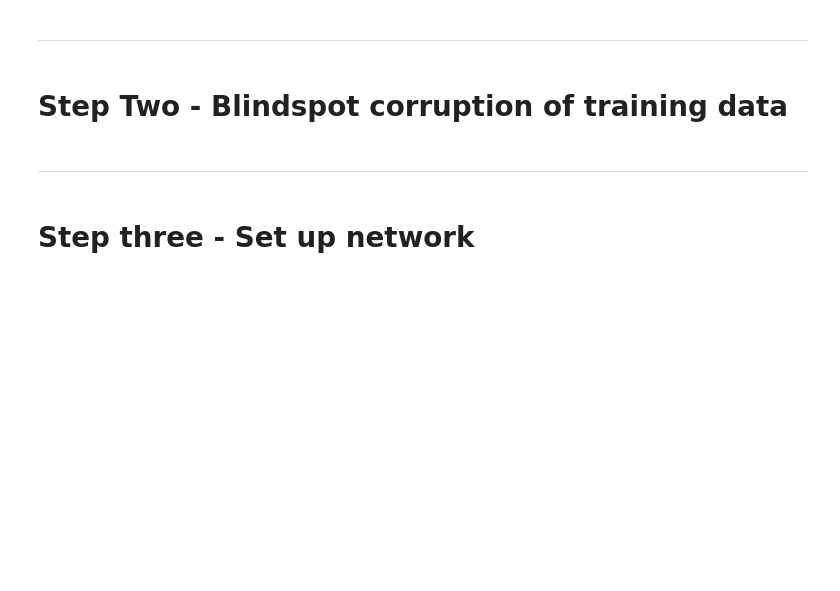
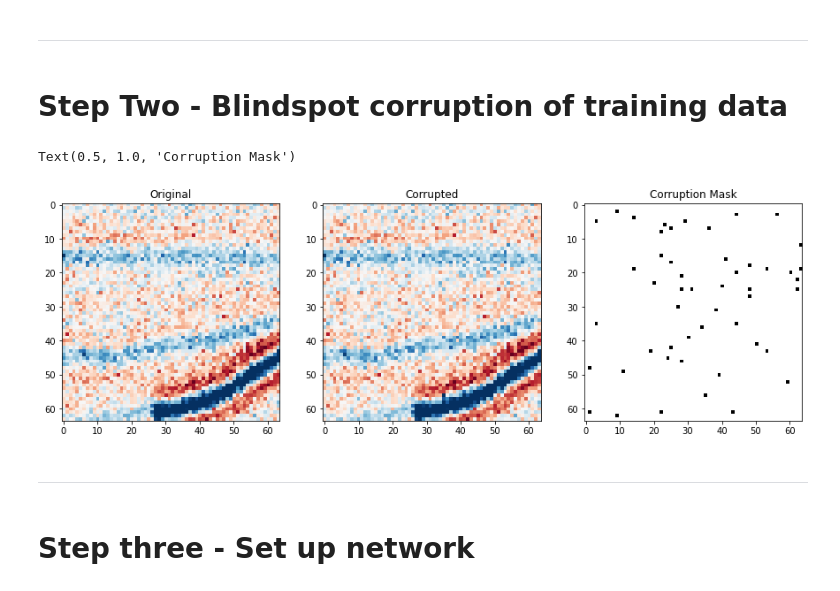
Before and after one commit to swag-kaust/Transform2022_SelfSupervisedDenoising, a Jupyter notebook: Tutorial One - Random Noise Suppression.ipynb, the cells around one changed output. Drawn from its saved outputs; the diff is of its cells as text; code cells hidden in the pictures; blank space fills up the shorter version.

```diff
--- a/Tutorial One - Random Noise Suppression.ipynb
+++ b/Tutorial One - Random Noise Suppression.ipynb
@@ -82,6 +127,22 @@ def multi_active_pixels(patch,
     return cp_ptch, mask
 # %%
 # Check the corruption function works
+crpt_patch, mask = multi_active_pixels(noisy_patches[0],
+                                  num_activepixels=50,
+                                  neighbourhood_radius=5,
+                                  swap=True)
+# %%
+fig,axs = plt.subplots(1,3,figsize=[15,5])
+axs[0].imshow(noisy_patches[0], cmap=cmap, vmin=vmin, vmax=vmax)
+axs[1].imshow(crpt_patch, cmap=cmap, vmin=vmin, vmax=vmax)
+axs[2].imshow(mask, cmap='binary_r')
+
+axs[0].set_title('Original')
+axs[1].set_title('Corrupted')
+axs[2].set_title('Corruption Mask')
+# %% [output]
+Text(0.5, 1.0, 'Corruption Mask')
+[figure, added]
 # %% [markdown]
 ***
 # %% [markdown]
```
Also changed, not shown: parts of 25 cells of this notebook, 6 other files.
